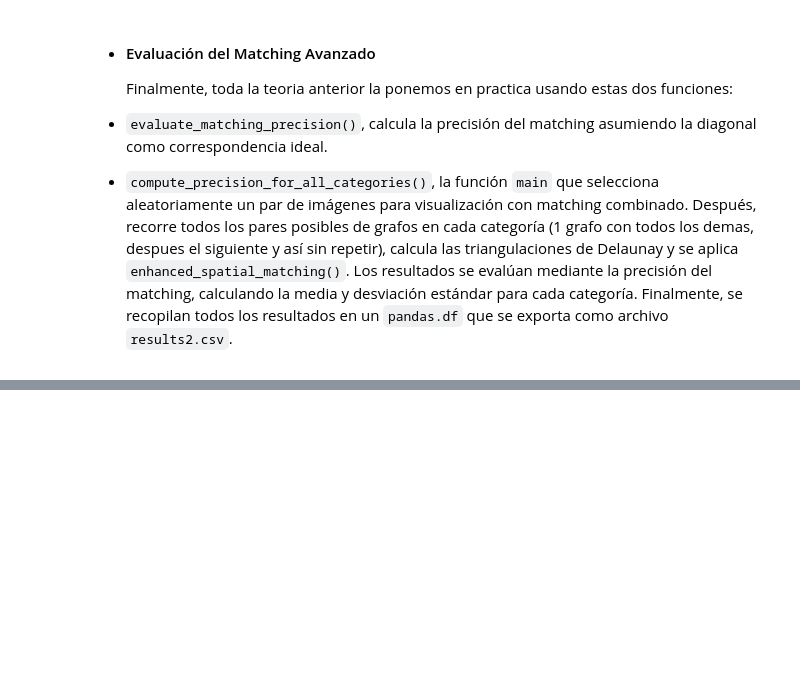
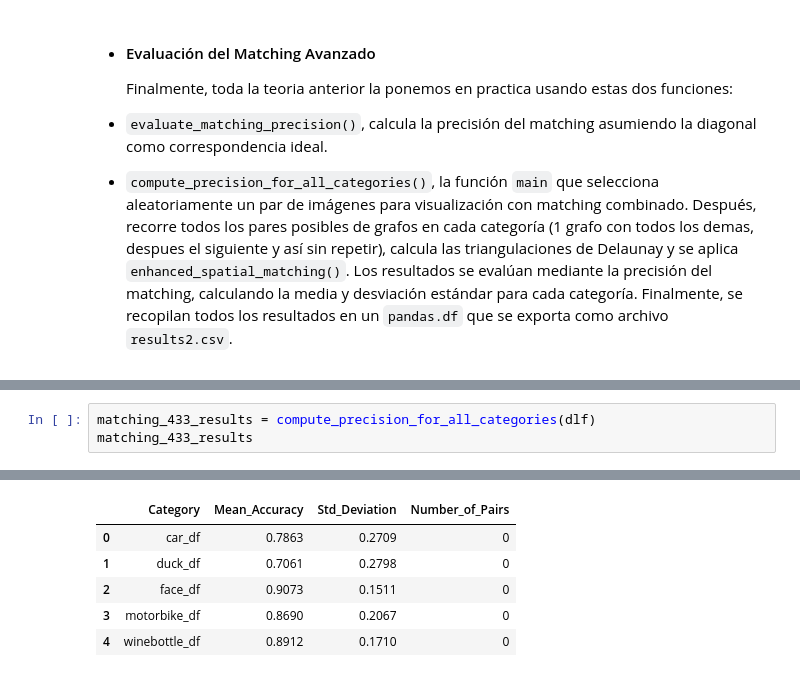
Before and after one commit to JBLOZ/IA, a Jupyter notebook: 2doAnyo/2doCuatri/tecnicas_de_algoritmos_de_busqueda/practicas/src/match_part_2.ipynb, the cells around one changed output, grey strips where cells are left out. Saved outputs shown, nothing was run; the diff lists cells and outputs as text; blank space fills up the shorter version.

```diff
--- a/2doAnyo/2doCuatri/tecnicas_de_algoritmos_de_busqueda/practicas/src/match_part_2.ipynb
+++ b/2doAnyo/2doCuatri/tecnicas_de_algoritmos_de_busqueda/practicas/src/match_part_2.ipynb
@@ -629,0 +634,4 @@ final_results
+# %%
+matching_433_results = compute_precision_for_all_categories(dlf)
+matching_433_results
+# %% [output]
@@ -629,0 +644,6 @@ final_results
+|  | Category | Mean_Accuracy | Std_Deviation | Number_of_Pairs |
+| 0 | car_df | 0.7863 | 0.2709 | 0 |
+| 1 | duck_df | 0.7061 | 0.2798 | 0 |
+| 2 | face_df | 0.9073 | 0.1511 | 0 |
+| 3 | motorbike_df | 0.8690 | 0.2067 | 0 |
+| 4 | winebottle_df | 0.8912 | 0.1710 | 0 |
```
Also changed, not shown: parts of 20 cells of this notebook, 5 other files.
